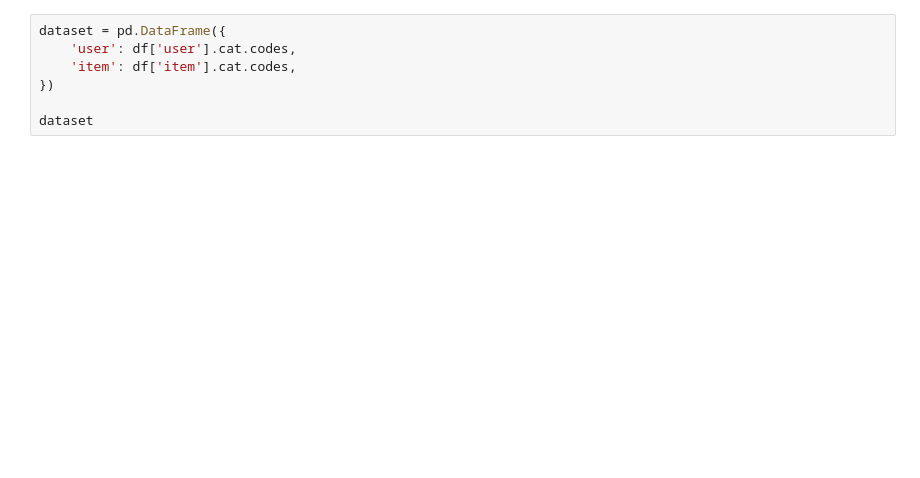
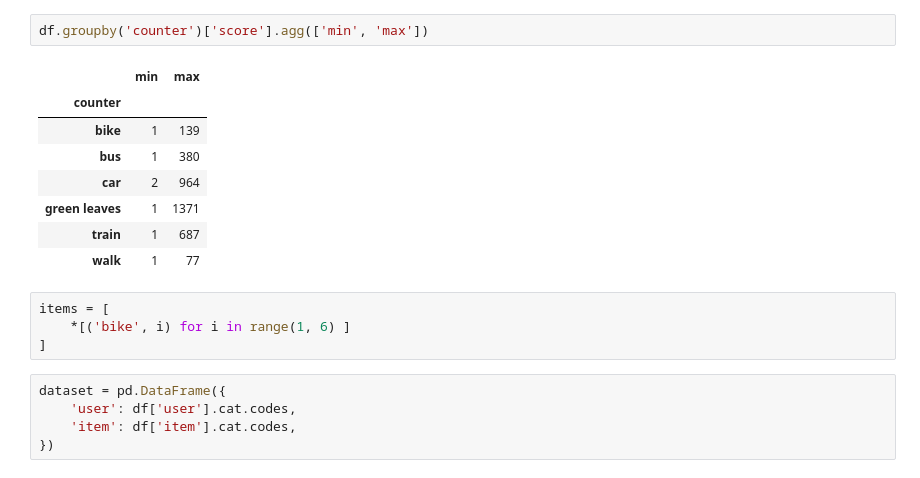
Before and after one commit to rik1599/playngo_challenge_generator, a Jupyter notebook: notebooks/ranking.ipynb, the cells around one changed output. Saved outputs shown, nothing was run; the diff lists cells and outputs as text; blank space fills up the shorter version.

```diff
--- a/notebooks/ranking.ipynb
+++ b/notebooks/ranking.ipynb
@@ -45,10 +59,23 @@ df
+# %%
+df.groupby('counter')['score'].agg(['min', 'max'])
+# %% [output]
+|  | min | max |
+| counter |  |  |
+| bike | 1 | 139 |
+| bus | 1 | 380 |
+| car | 2 | 964 |
+| green leaves | 1 | 1371 |
+| train | 1 | 687 |
+| walk | 1 | 77 |
+# %%
+items = [
+    *[('bike', i) for i in range(1, 6) ]
+]
 # %%
 dataset = pd.DataFrame({
     'user': df['user'].cat.codes,
     'item': df['item'].cat.codes,
 })
-
-dataset
 # %%
 import torch
 import torch.nn as nn
```
Also changed, not shown: parts of 5 cells of this notebook, 1 other file.
